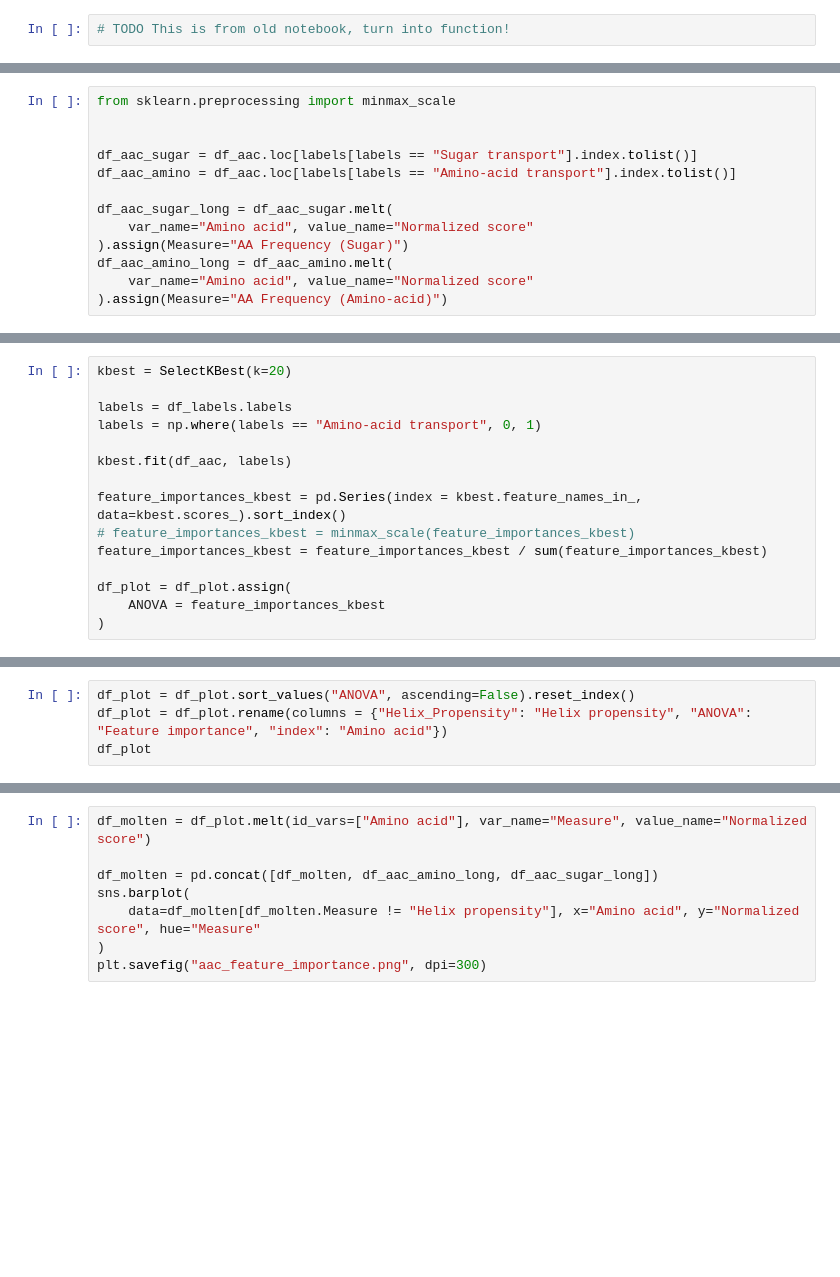
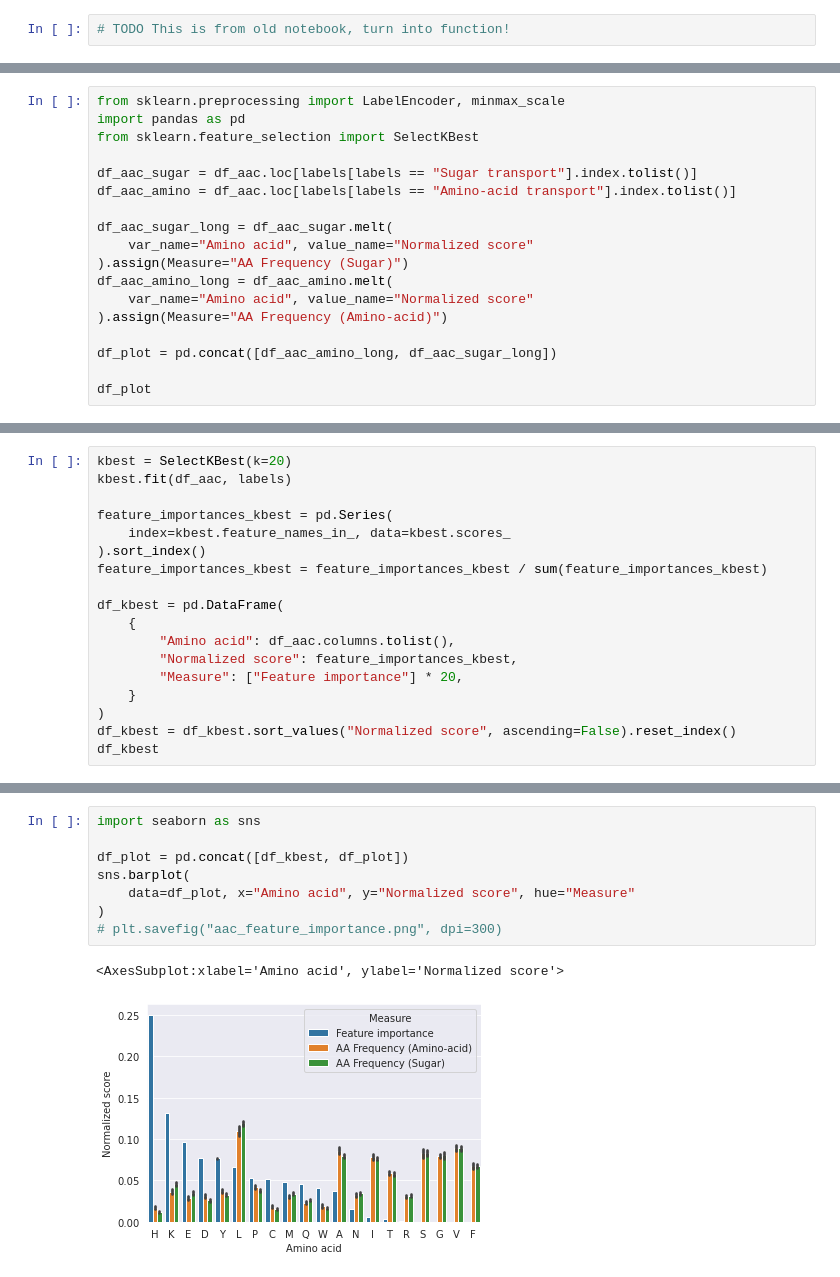
Before and after one commit to adenger/subpred3, a Jupyter notebook: notebooks/athaliana_02_dataset_analysis.ipynb, the cells around one changed output, grey strips where cells are left out. Saved outputs shown, nothing was run; the diff lists cells and outputs as text; blank space fills up the shorter version.

```diff
--- a/notebooks/athaliana_02_dataset_analysis.ipynb
+++ b/notebooks/athaliana_02_dataset_analysis.ipynb
@@ -229,6 +271,7 @@ df_plot.Helix_Propensity = minmax_scale(df_plot.Helix_Propensity)
 # %%
-from sklearn.preprocessing import minmax_scale
-
+from sklearn.preprocessing import LabelEncoder, minmax_scale
+import pandas as pd
+from sklearn.feature_selection import SelectKBest
 
 df_aac_sugar = df_aac.loc[labels[labels == "Sugar transport"].index.tolist()]
 df_aac_amino = df_aac.loc[labels[labels == "Amino-acid transport"].index.tolist()]
@@ -239,3 +282,7 @@ df_aac_sugar_long = df_aac_sugar.melt(
 df_aac_amino_long = df_aac_amino.melt(
     var_name="Amino acid", value_name="Normalized score"
 ).assign(Measure="AA Frequency (Amino-acid)")
+
+df_plot = pd.concat([df_aac_amino_long, df_aac_sugar_long])
+
+df_plot
@@ -242,15 +303,18 @@ df_aac_amino_long = df_aac_amino.melt(
 # %%
 kbest = SelectKBest(k=20)
-
-labels = df_labels.labels
-labels = np.where(labels == "Amino-acid transport", 0, 1)
-
 kbest.fit(df_aac, labels)
 
-feature_importances_kbest = pd.Series(index = kbest.feature_names_in_, data=kbest.scores_).sort_index()
-# feature_importances_kbest = minmax_scale(feature_importances_kbest)
+feature_importances_kbest = pd.Series(
+    index=kbest.feature_names_in_, data=kbest.scores_
+).sort_index()
 feature_importances_kbest = feature_importances_kbest / sum(feature_importances_kbest)
 
-df_plot = df_plot.assign(
-    ANOVA = feature_importances_kbest
+df_kbest = pd.DataFrame(
+    {
+        "Amino acid": df_aac.columns.tolist(),
+        "Normalized score": feature_importances_kbest,
+        "Measure": ["Feature importance"] * 20,
+    }
 )
+df_kbest = df_kbest.sort_values("Normalized score", ascending=False).reset_index()
+df_kbest
@@ -257,4 +338,0 @@ df_plot = df_plot.assign(
-# %%
-df_plot = df_plot.sort_values("ANOVA", ascending=False).reset_index()
-df_plot = df_plot.rename(columns = {"Helix_Propensity": "Helix propensity", "ANOVA": "Feature importance", "index": "Amino acid"})
-df_plot
@@ -261,8 +341,11 @@ df_plot
 # %%
-df_molten = df_plot.melt(id_vars=["Amino acid"], var_name="Measure", value_name="Normalized score")
+import seaborn as sns
 
-df_molten = pd.concat([df_molten, df_aac_amino_long, df_aac_sugar_long])
+df_plot = pd.concat([df_kbest, df_plot])
 sns.barplot(
-    data=df_molten[df_molten.Measure != "Helix propensity"], x="Amino acid", y="Normalized score", hue="Measure"
+    data=df_plot, x="Amino acid", y="Normalized score", hue="Measure"
 )
-plt.savefig("aac_feature_importance.png", dpi=300)
+# plt.savefig("aac_feature_importance.png", dpi=300)
+# %% [output]
+<AxesSubplot:xlabel='Amino acid', ylabel='Normalized score'>
+[figure, added]
```
Also changed, not shown: parts of 11 cells of this notebook.
